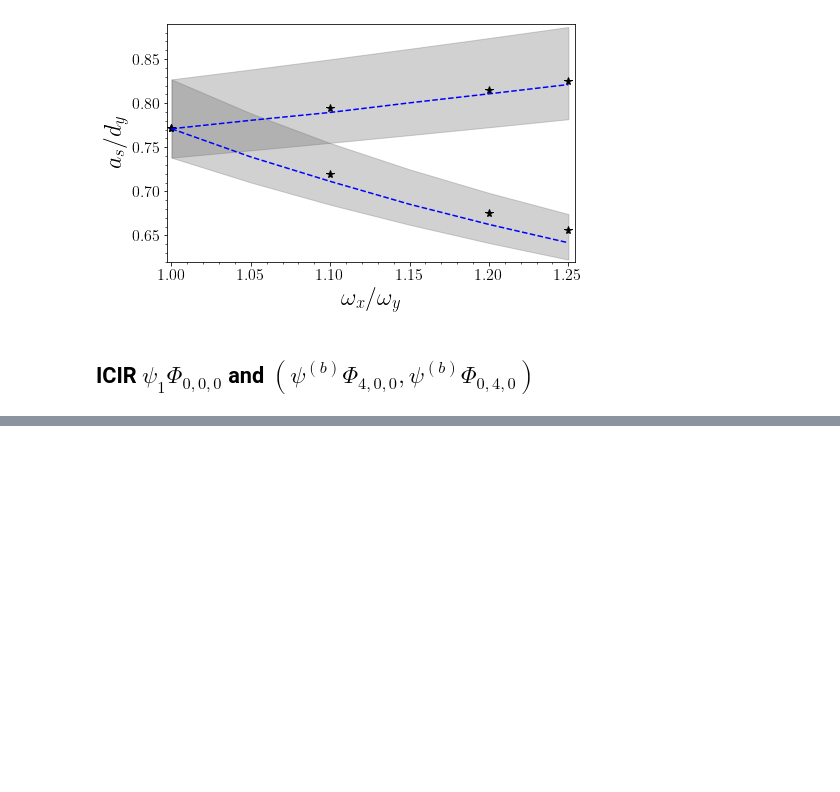
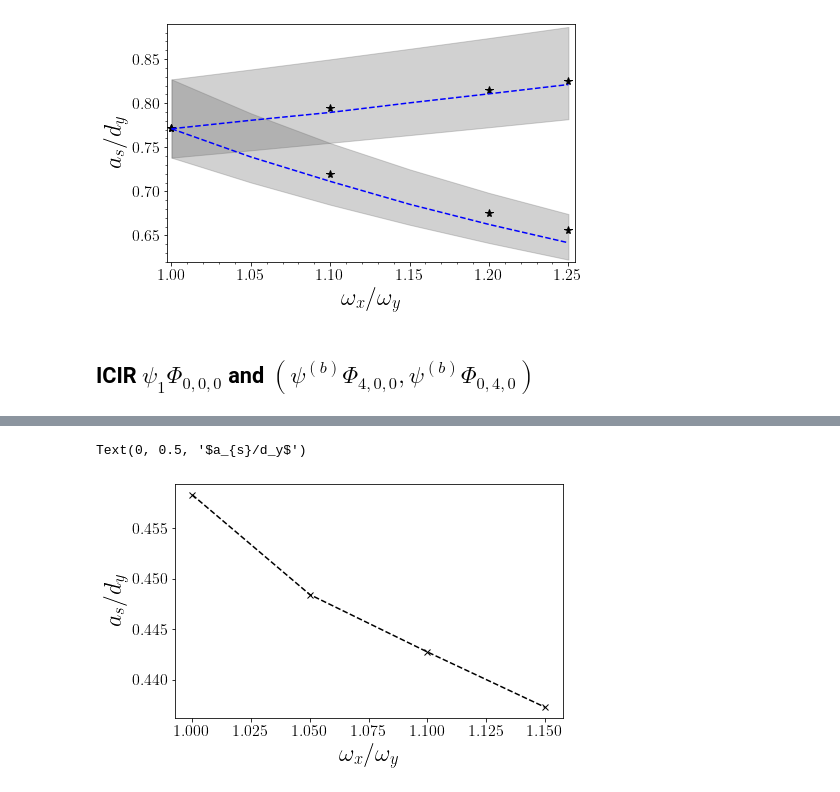
Before and after one commit to TsspGit/Ultracold_Atoms_src, a Jupyter notebook: Analysis/q1D/ICIR_LiLi_q1d.ipynb, the cells around one changed output, grey strips where cells are left out. Cells and saved outputs as stored; diff of their text form; code cells hidden in the pictures; blank space fills up the shorter version.

```diff
--- a/Analysis/q1D/ICIR_LiLi_q1d.ipynb
+++ b/Analysis/q1D/ICIR_LiLi_q1d.ipynb
@@ -206,0 +210,10 @@ Text(31.97372146929483, 0.5, '$a_{s}/d_y$')
+# %%
+asc_220 = [0.4582885323282912, 0.44841819001129496, 0.4427415986733067, 0.4372803447059619]
+# %%
+fig2, ax2 = plt.subplots(figsize=aursize)
+plt.plot(wxwy[:4], asc_220, 'k--x')
+ax2.set_xlabel('$\omega_x/\omega_y$')
+ax2.set_ylabel('$a_{s}/d_y$')
+# %% [output]
+Text(0, 0.5, '$a_{s}/d_y$')
+[figure, added]
```
Also changed, not shown: parts of 3 cells of this notebook, 3 other files.
